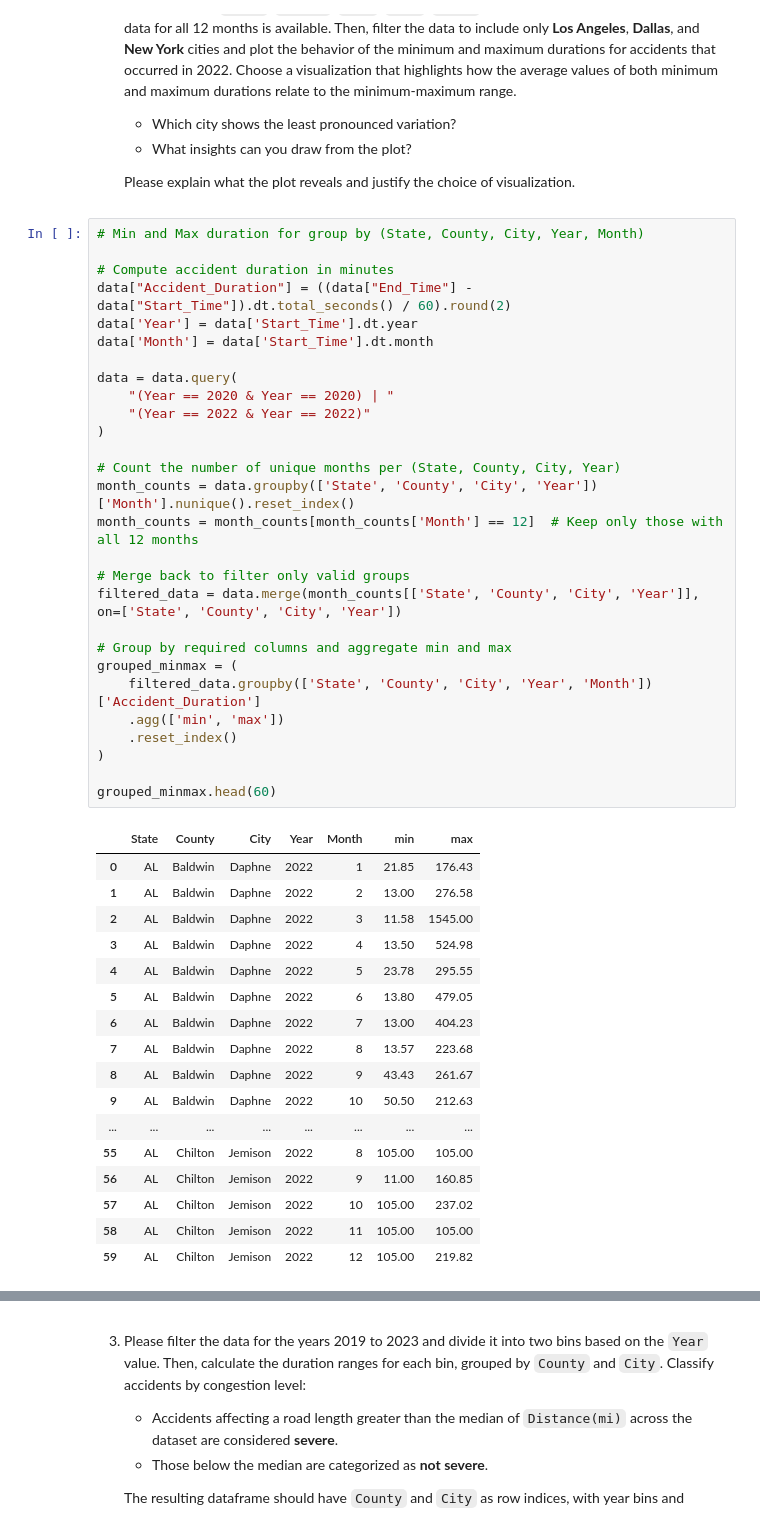
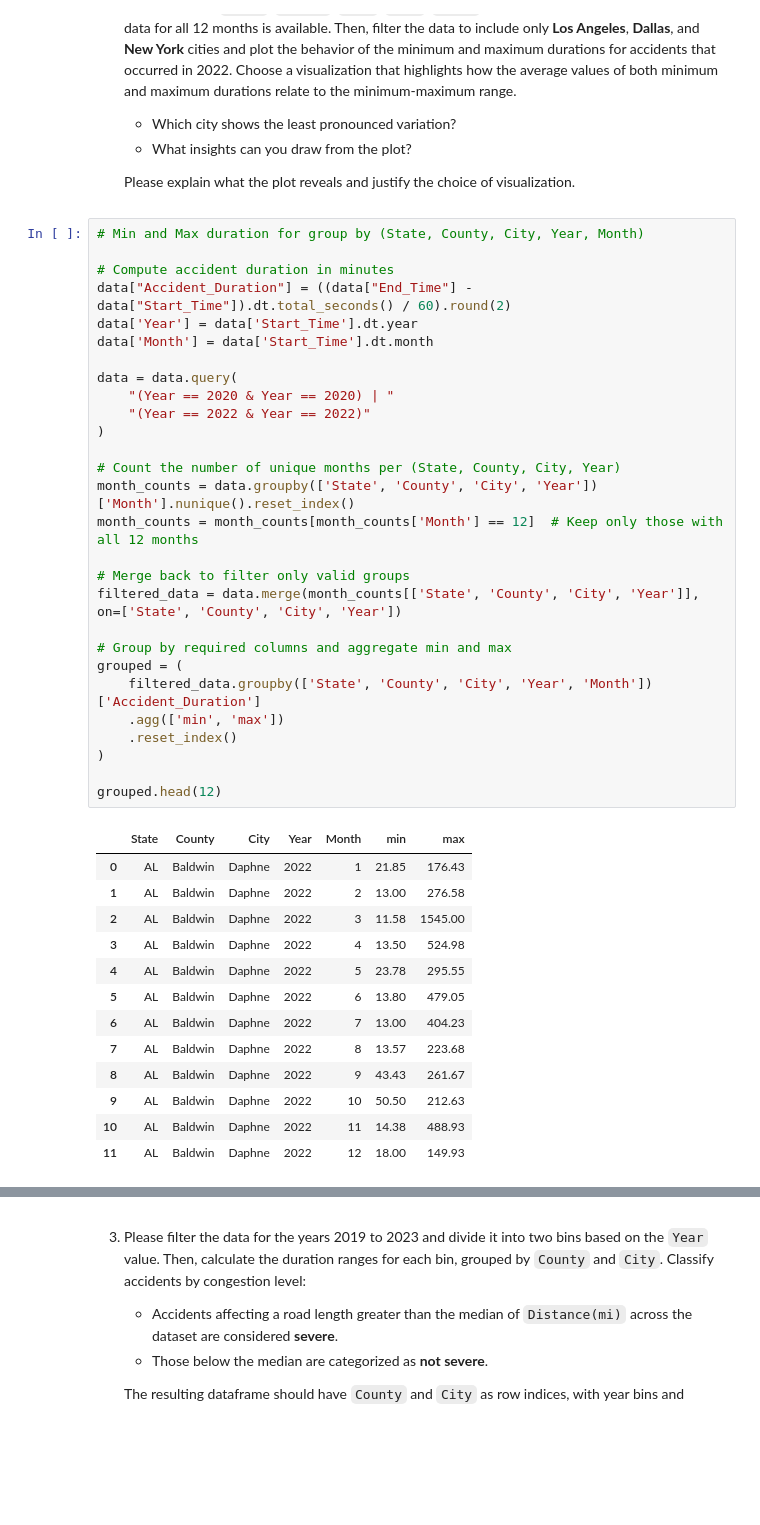
Before and after one commit to sAndreotti/VisualAnalytics, a Jupyter notebook: Assignment 1/AndreottiStefano_Assignment1.ipynb, the cells around one changed output, grey strips where cells are left out. Saved outputs shown, nothing was run; the diff lists cells and outputs as text; blank space fills up the shorter version.

```diff
--- a/Assignment 1/AndreottiStefano_Assignment1.ipynb
+++ b/Assignment 1/AndreottiStefano_Assignment1.ipynb
@@ -328,41 +331,37 @@ data['Month'] = data['Start_Time'].dt.month
 data = data.query(
     "(Year == 2020 & Year == 2020) | "
     "(Year == 2022 & Year == 2022)"
 )
 
 # Count the number of unique months per (State, County, City, Year)
 month_counts = data.groupby(['State', 'County', 'City', 'Year'])['Month'].nunique().reset_index()
 month_counts = month_counts[month_counts['Month'] == 12]  # Keep only those with all 12 months
 
 # Merge back to filter only valid groups
 filtered_data = data.merge(month_counts[['State', 'County', 'City', 'Year']], on=['State', 'County', 'City', 'Year'])
 
 # Group by required columns and aggregate min and max
-grouped_minmax = (
+grouped = (
     filtered_data.groupby(['State', 'County', 'City', 'Year', 'Month'])['Accident_Duration']
     .agg(['min', 'max'])
     .reset_index()
 )
 
-grouped_minmax.head(60)
+grouped.head(12)
 # %% [output]
 |  | State | County | City | Year | Month | min | max |
 | 0 | AL | Baldwin | Daphne | 2022 | 1 | 21.85 | 176.43 |
 | 1 | AL | Baldwin | Daphne | 2022 | 2 | 13.00 | 276.58 |
 | 2 | AL | Baldwin | Daphne | 2022 | 3 | 11.58 | 1545.00 |
 | 3 | AL | Baldwin | Daphne | 2022 | 4 | 13.50 | 524.98 |
 | 4 | AL | Baldwin | Daphne | 2022 | 5 | 23.78 | 295.55 |
 | 5 | AL | Baldwin | Daphne | 2022 | 6 | 13.80 | 479.05 |
 | 6 | AL | Baldwin | Daphne | 2022 | 7 | 13.00 | 404.23 |
 | 7 | AL | Baldwin | Daphne | 2022 | 8 | 13.57 | 223.68 |
 | 8 | AL | Baldwin | Daphne | 2022 | 9 | 43.43 | 261.67 |
 | 9 | AL | Baldwin | Daphne | 2022 | 10 | 50.50 | 212.63 |
-| ... | ... | ... | ... | ... | ... | ... | ... |
-| 55 | AL | Chilton | Jemison | 2022 | 8 | 105.00 | 105.00 |
-| 56 | AL | Chilton | Jemison | 2022 | 9 | 11.00 | 160.85 |
-| 57 | AL | Chilton | Jemison | 2022 | 10 | 105.00 | 237.02 |
-| 58 | AL | Chilton | Jemison | 2022 | 11 | 105.00 | 105.00 |
-| 59 | AL | Chilton | Jemison | 2022 | 12 | 105.00 | 219.82 |
+| 10 | AL | Baldwin | Daphne | 2022 | 11 | 14.38 | 488.93 |
+| 11 | AL | Baldwin | Daphne | 2022 | 12 | 18.00 | 149.93 |
 # %%
 # Month labels
 month_labels = ['Jan', 'Feb', 'Mar', 'Apr', 'May', 'Jun',
```
Also changed, not shown: parts of 17 cells of this notebook.
